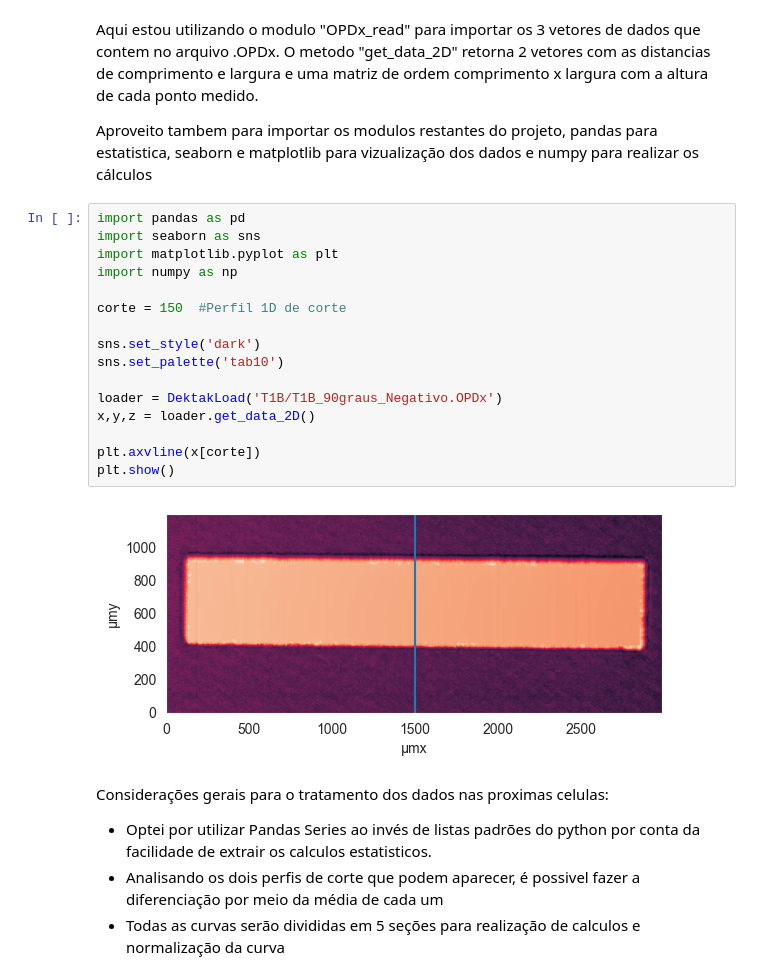
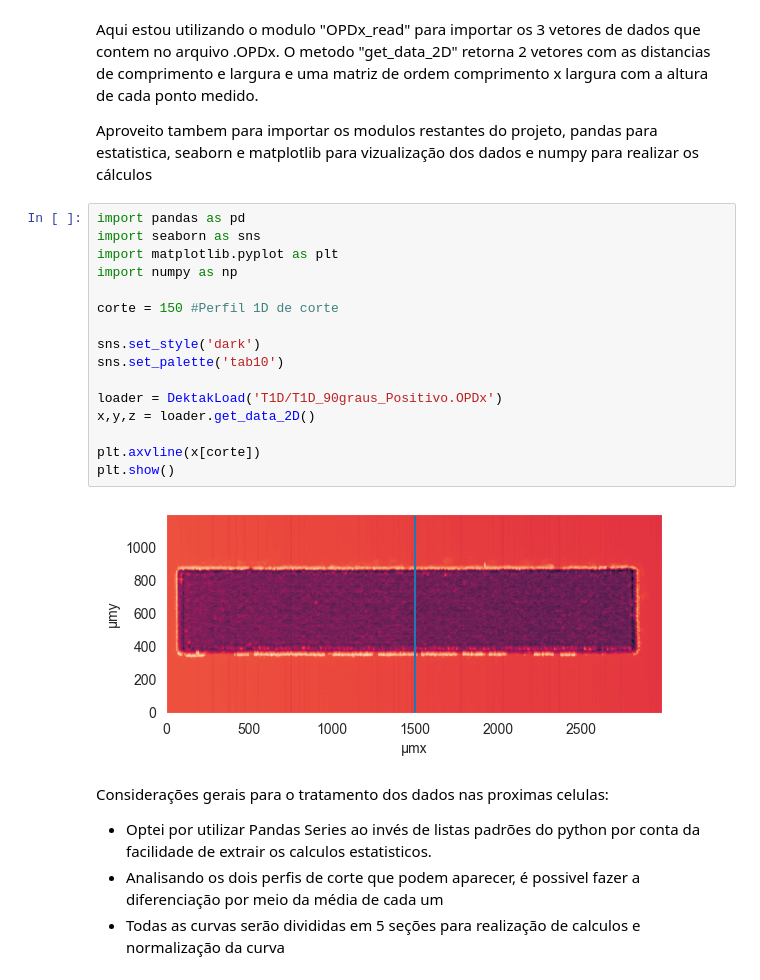
Before and after one commit to Pidoviski/calculadora_de_rugosidade, a Jupyter notebook: main.ipynb, the cells around one changed output. Drawn from its saved outputs; the diff is of its cells as text.

```diff
--- a/main.ipynb
+++ b/main.ipynb
@@ -333,21 +333,21 @@ Aproveito tambem para importar os modulos restantes do projeto, pandas para esta
 # %%
 import pandas as pd
 import seaborn as sns
 import matplotlib.pyplot as plt
 import numpy as np
 
-corte = 150  #Perfil 1D de corte
+corte = 150 #Perfil 1D de corte
 
 sns.set_style('dark')
 sns.set_palette('tab10')
 
-loader = DektakLoad('T1B/T1B_90graus_Negativo.OPDx')
+loader = DektakLoad('T1D/T1D_90graus_Positivo.OPDx')
 x,y,z = loader.get_data_2D()
 
 plt.axvline(x[corte])
 plt.show()
 # %% [output]
-[figure, old version]
+[figure, new version]
 # %% [markdown]
 Considerações gerais para o tratamento dos dados nas proximas celulas:
 
```
Also changed, not shown: parts of 11 cells of this notebook.
